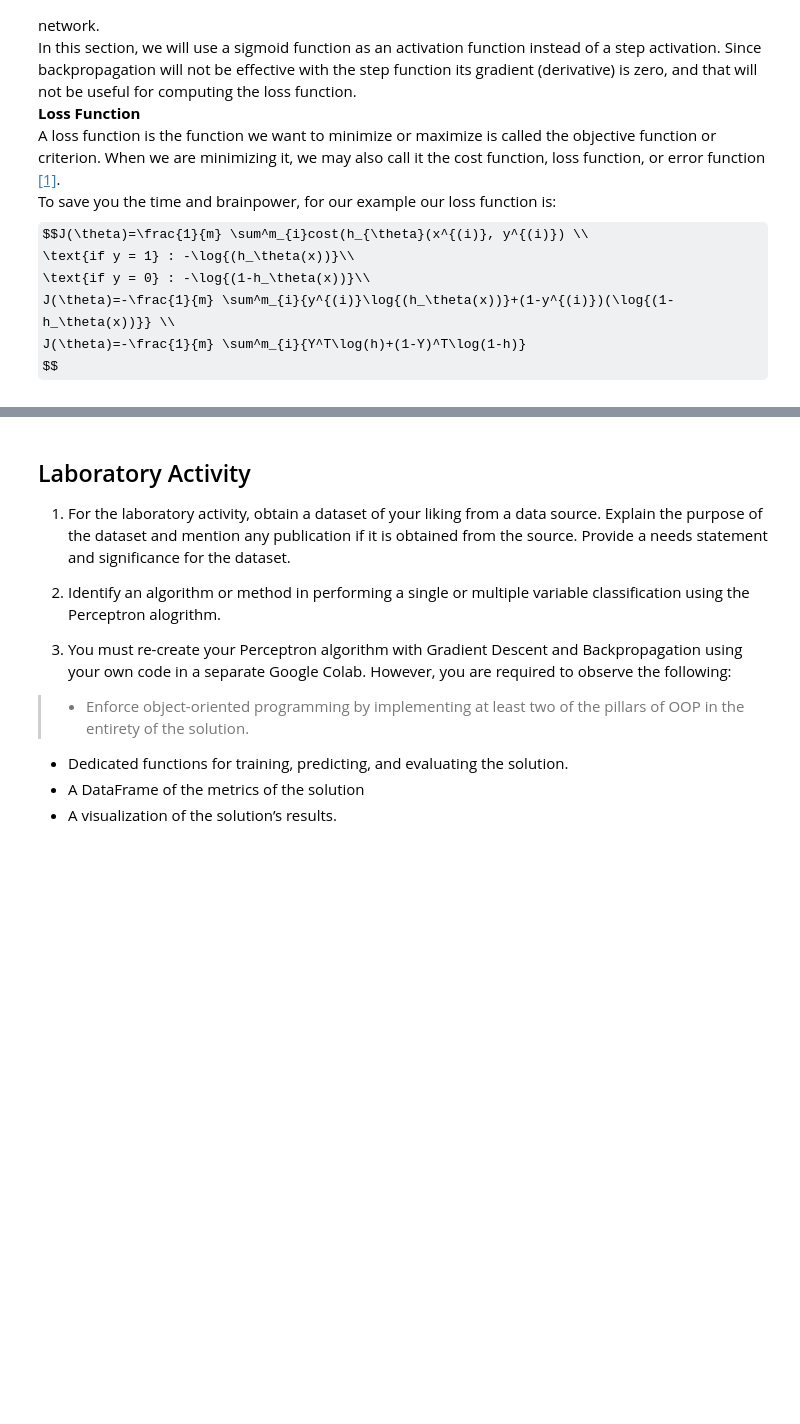
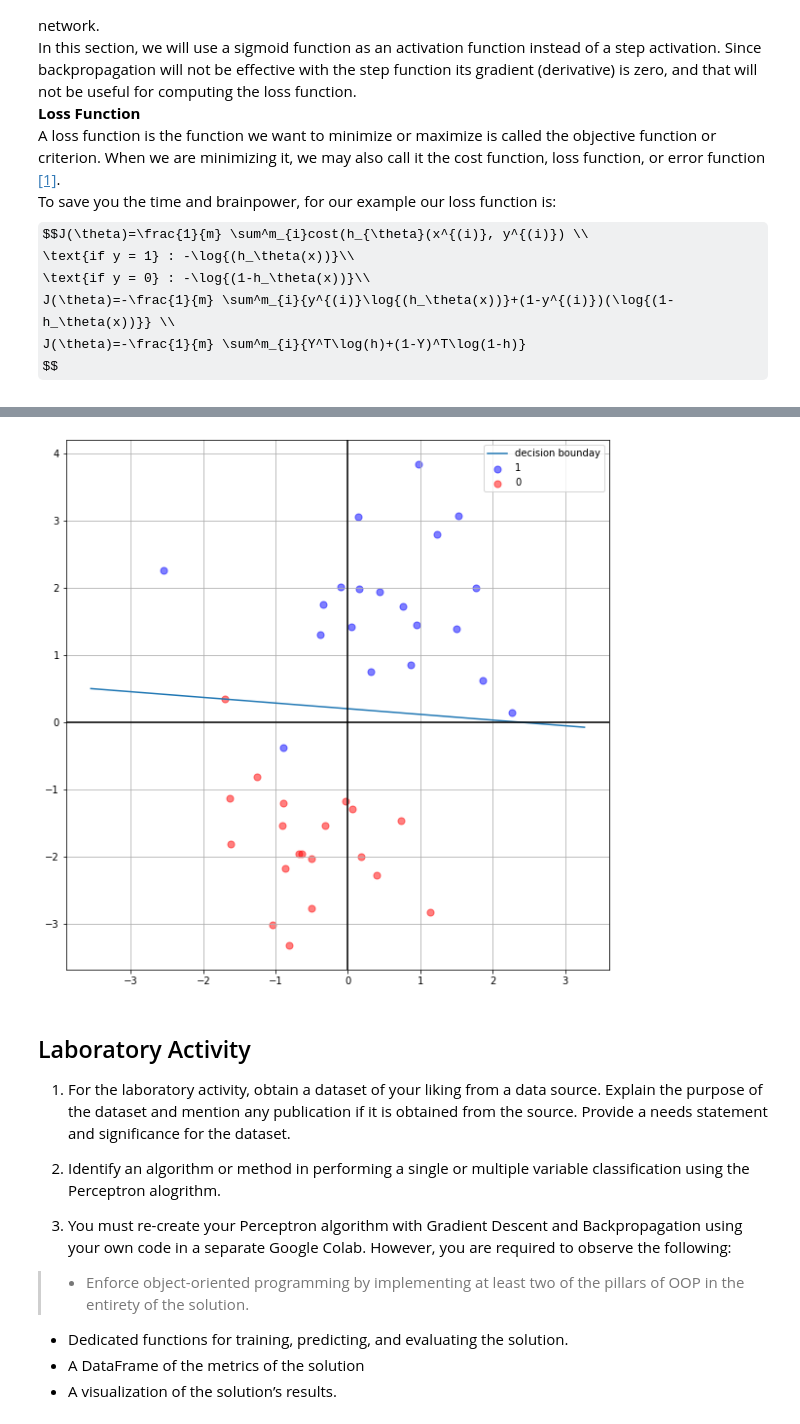
Before and after one commit to dyjdlopez/fund-of-aiml, a Jupyter notebook: activities/05 - Classification/fund_aiml_05v1_lec2_2021.ipynb, the cells around one changed output, grey strips where cells are left out. Cells and saved outputs as stored; diff of their text form; code cells hidden in the pictures; some formulas as TeX source; blank space fills up the shorter version.

```diff
--- a/activities/05 - Classification/fund_aiml_05v1_lec2_2021.ipynb
+++ b/activities/05 - Classification/fund_aiml_05v1_lec2_2021.ipynb
@@ -293,7 +342,6 @@ def optimize(w, b, X, Y, epochs, lr, print_cost = True):
 
     for i in range(epochs):
 
-
         # Cost and gradient calculation
         grads, cost = propagate(w, b, X, Y)
 
@@ -301,15 +349,16 @@ def optimize(w, b, X, Y, epochs, lr, print_cost = True):
         dw = grads["dw"]
         db = grads["db"]
 
+        # Update the weights
         w = w - lr * dw
         b = b - lr * db
 
         # Record the costs
-        if i % 50 == 0:
+        if i % 10 == 0:
             costs.append(cost)
 
         # Print the cost every 10 training iterations
-        if print_cost and i % 50 == 0:
+        if print_cost and i % 10 == 0:
             print ("Cost after iteration %i: %f" %(i, cost))
 
     params = {"w": w,
@@ -321,7 +370,7 @@ def optimize(w, b, X, Y, epochs, lr, print_cost = True):
     return params, grads, costs
 # %%
 w,b = init_weights(X_train.shape[1])
-learning_rate = 0.1
+learning_rate = 0.6
 epochs = 100
 params, grads, costs = optimize(w, b, X_train, y_train,
                              lr=learning_rate, epochs=epochs)
@@ -394,4 +460,4 @@ def model(X_train, Y_train, X_test, Y_test, num_iterations = 10, learning_rate =
 
     return d
 # %%
-neuron_model = model(X_train, y_train, X_test, y_test, num_iterations=100, learning_rate=1)
+neuron_model = model(X_train, y_train, X_test, y_test, num_iterations=300, learning_rate=1)
@@ -408,5 +500,23 @@ print(f"Precision: \t{precision_score(y_test, neuron_model['Y_prediction_test'])
+# %%
+def plot_weights(X,w,b):
+  plt.figure(figsize=(10,10))
+  plt.scatter(X[:int(X.shape[0]/2),0], X[:int(X.shape[0]/2),1],
+              s = 50, color='blue', alpha=0.5, label=1)
+  plt.scatter(X[int(X.shape[0]/2):,0], X[int(X.shape[0]/2):,1],
+              s = 50, color='red', alpha=0.5, label=0)
+  x_min, x_max = X[:,0].min() - 1, X[:,0].max() + 1
+  linex = np.linspace(x_min, x_max)
+  liney = -w[0]/w[1] * linex - b/w[1]
+  plt.plot(linex, liney, label='decision bounday')
+  plt.legend()
+  plt.axhline(color='black')
+  plt.axvline(color='black')
+  plt.grid()
+  plt.show()
 # %%
-plot_weights(X_train,neuron_model['w'],neuron_model['b'])
+plot_weights(X_test,neuron_model['w'],neuron_model['b'])
+# %% [output]
+[figure, added]
 # %% [markdown]
 ## Laboratory Activity
 1. For the laboratory activity, obtain a dataset of your liking from a data source. Explain the purpose of the dataset and mention any publication if it is obtained from the source. Provide a needs statement and significance for the dataset.
```
Also changed, not shown: parts of 15 cells of this notebook.
